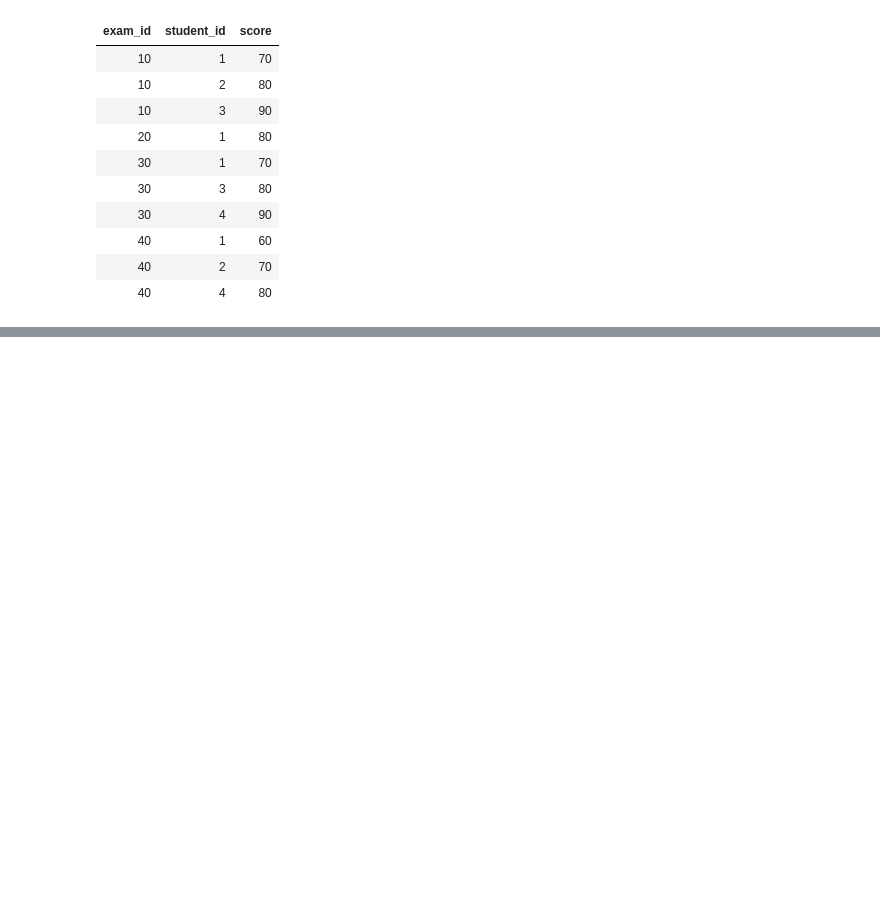
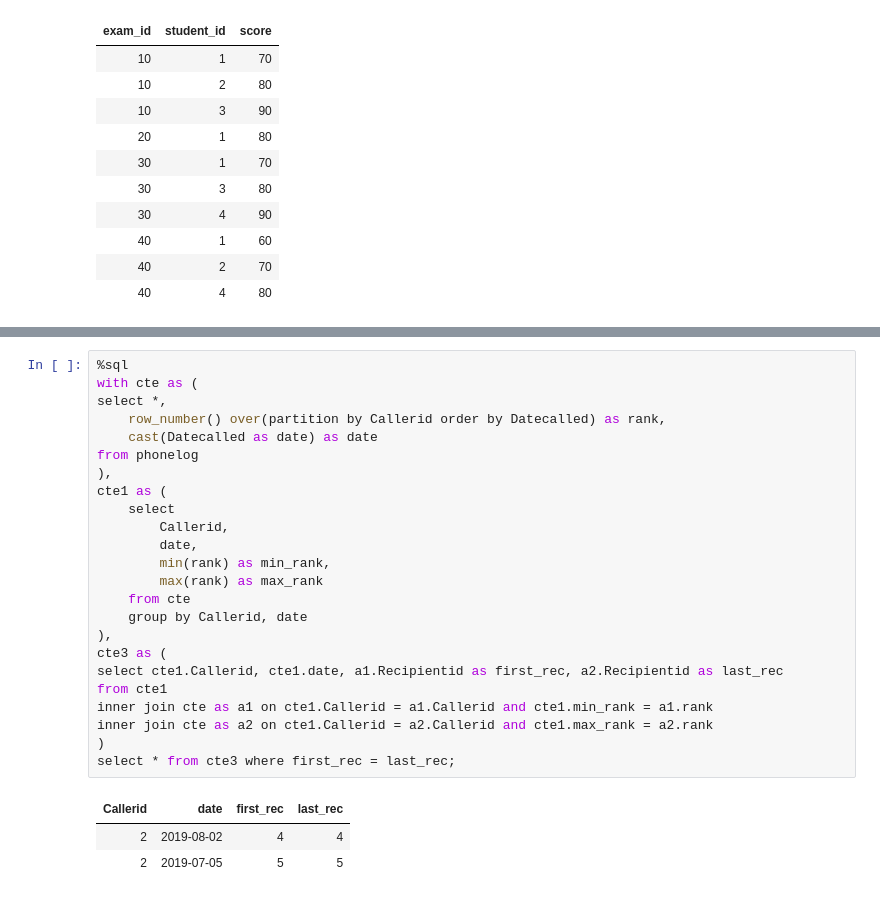
Before and after one commit to Rupam-1/SQL-Pyspark-practise_youtube, a Jupyter notebook: 04. SQL - Part3.ipynb, the cells around one changed output, grey strips where cells are left out. Saved outputs shown, nothing was run; the diff lists cells and outputs as text; blank space fills up the shorter version.

```diff
--- a/04. SQL - Part3.ipynb
+++ b/04. SQL - Part3.ipynb
@@ -884,0 +925,28 @@ ORDER BY e.student_id ASC;
+# %%
+%sql
+with cte as (
+select *,
+    row_number() over(partition by Callerid order by Datecalled) as rank,
+    cast(Datecalled as date) as date
+from phonelog
+),
+cte1 as (
+    select
+        Callerid,
+        date,
+        min(rank) as min_rank,
+        max(rank) as max_rank
+    from cte
+    group by Callerid, date
+),
+cte3 as (
+select cte1.Callerid, cte1.date, a1.Recipientid as first_rec, a2.Recipientid as last_rec
+from cte1
+inner join cte as a1 on cte1.Callerid = a1.Callerid and cte1.min_rank = a1.rank
+inner join cte as a2 on cte1.Callerid = a2.Callerid and cte1.max_rank = a2.rank
+)
+select * from cte3 where first_rec = last_rec;
+# %% [output]
+| Callerid | date | first_rec | last_rec |
+| 2 | 2019-08-02 | 4 | 4 |
+| 2 | 2019-07-05 | 5 | 5 |
```
Also changed, not shown: parts of 5 cells of this notebook, 1 other file.
